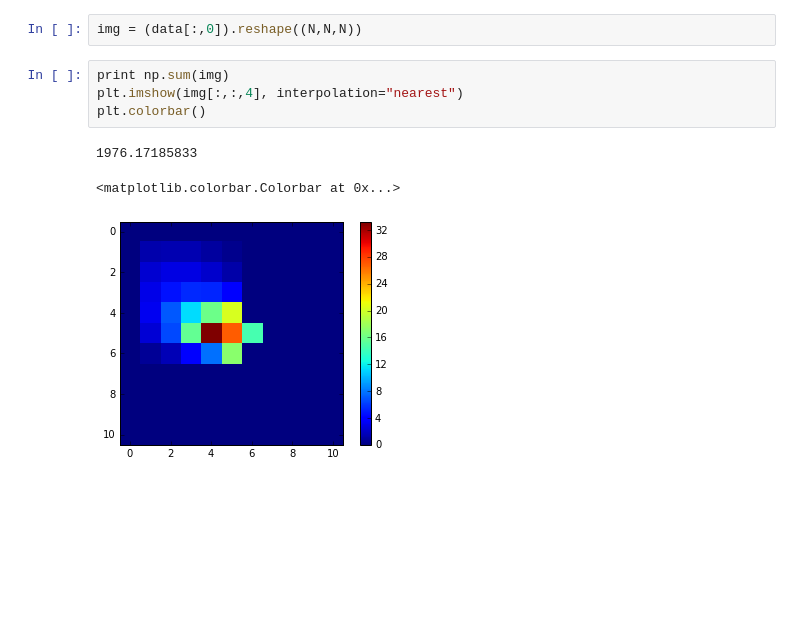
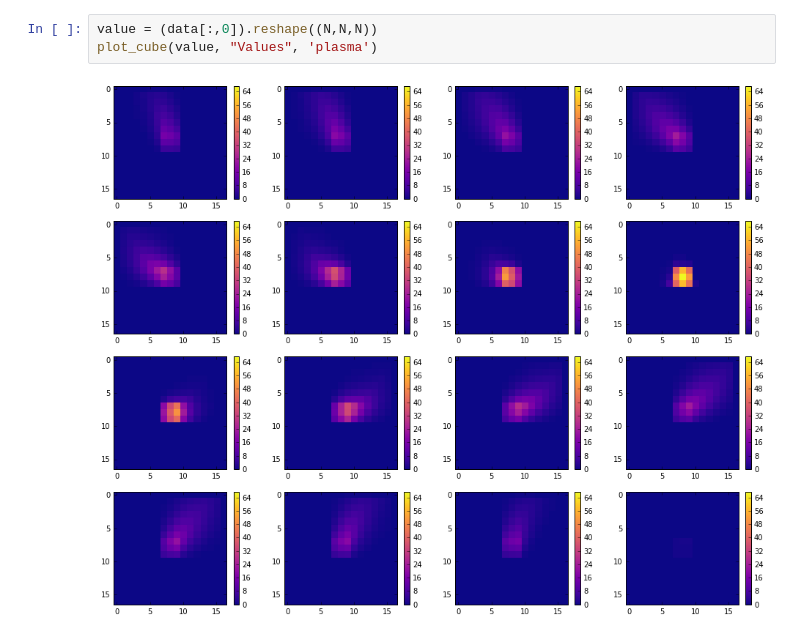
Before and after one commit to order/lcp-research, a Jupyter notebook: planes_viewer.py.ipynb, the cells around one changed output. Cells and saved outputs as stored; diff of their text form; blank space fills up the shorter version.

```diff
--- a/planes_viewer.py.ipynb
+++ b/planes_viewer.py.ipynb
@@ -17,10 +58,5 @@ print N
 # %%
-img = (data[:,0]).reshape((N,N,N))
+value = (data[:,0]).reshape((N,N,N))
+plot_cube(value, "Values", 'plasma')
+# %% [output]
+[figure, added]
-# %%
-print np.sum(img)
-plt.imshow(img[:,:,4], interpolation="nearest")
-plt.colorbar()
-# %% [output]
-1976.17185833
-<matplotlib.colorbar.Colorbar at 0x...>
-[figure, removed]
```
Also changed, not shown: parts of 6 cells of this notebook, 6 other files.
